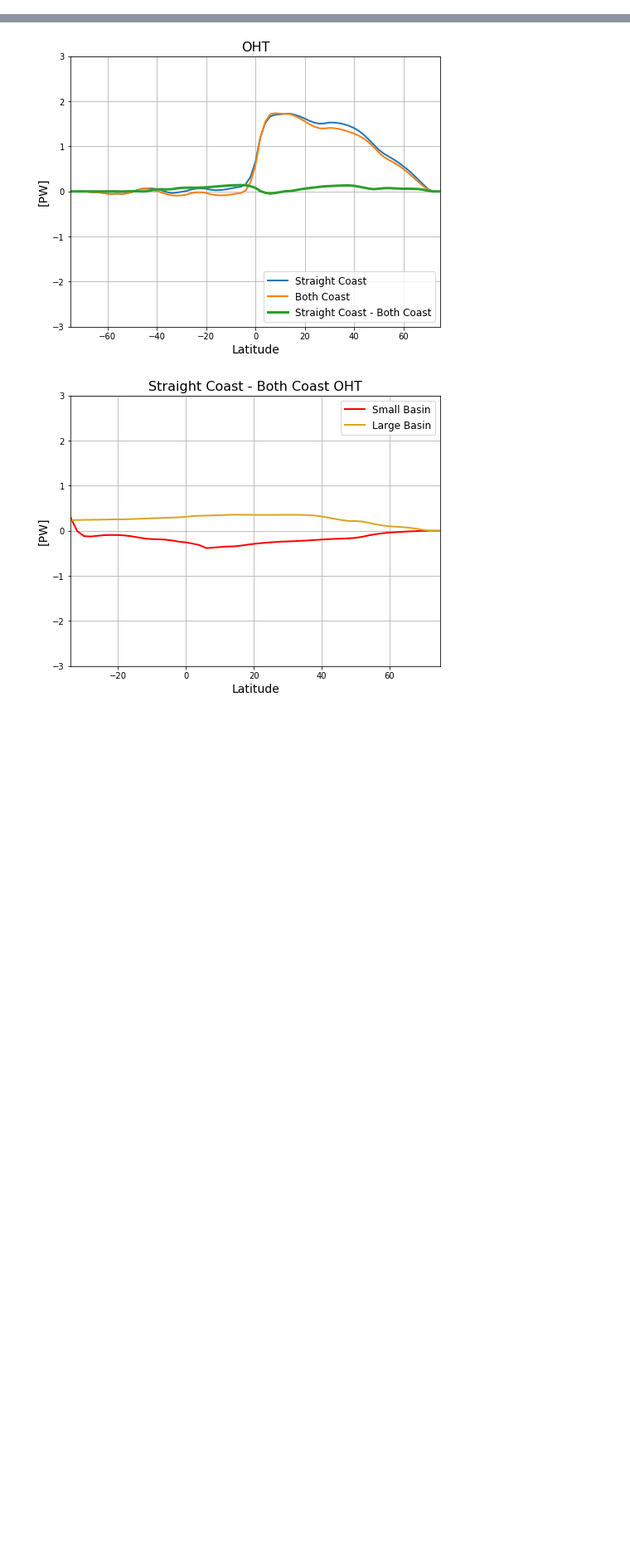
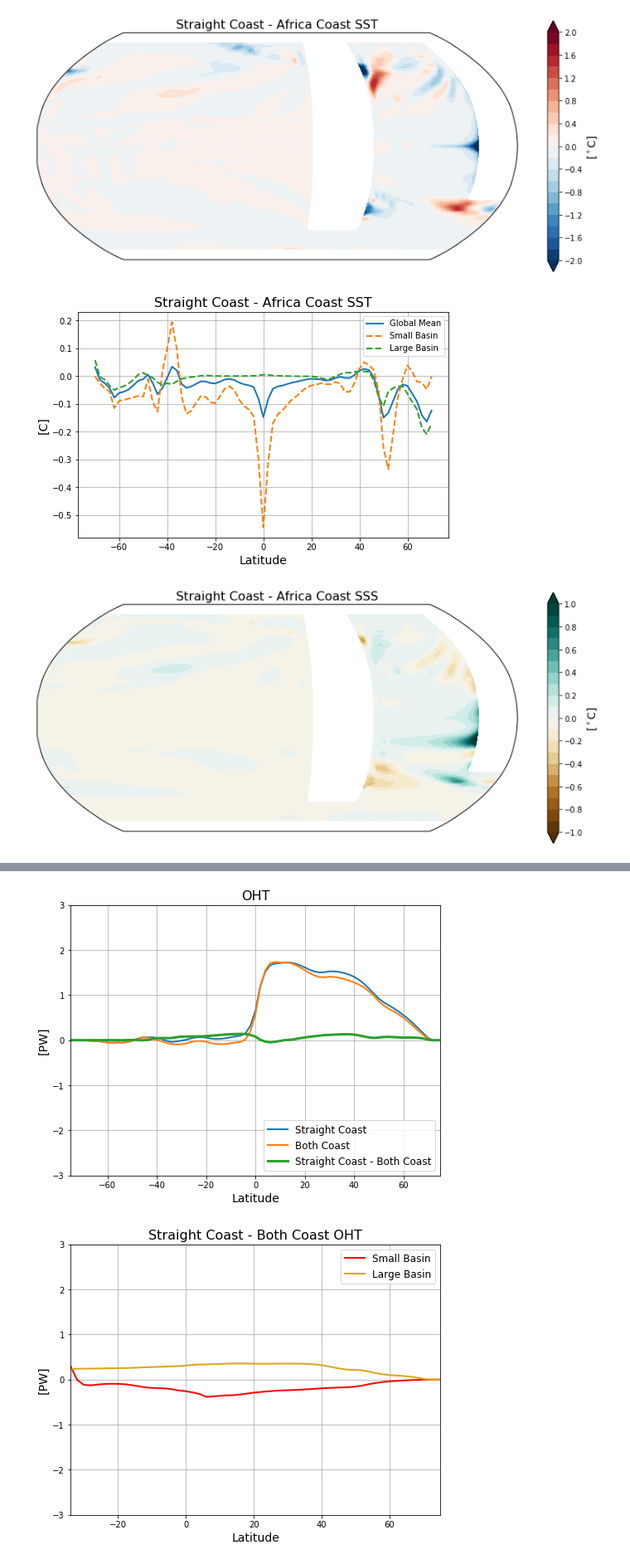
Before and after one commit to s-ragen/AQUA_CODE, a Jupyter notebook: Differences.ipynb, the cells around one changed output, grey strips where cells are left out. Shown at 83% size. Saved outputs shown, nothing was run; the diff lists cells and outputs as text; code cells hidden in the pictures; blank space fills up the shorter version.

```diff
--- a/Differences.ipynb
+++ b/Differences.ipynb
@@ -141,0 +212,6 @@ plt.show()
+# %%
+plot_surface_diffs(dy_straight, dy_af, case_straight, case_af)
+# %% [output]
+[figure, added]
+[figure, added]
+[figure, added]
```
Also changed, not shown: parts of 16 cells of this notebook.
